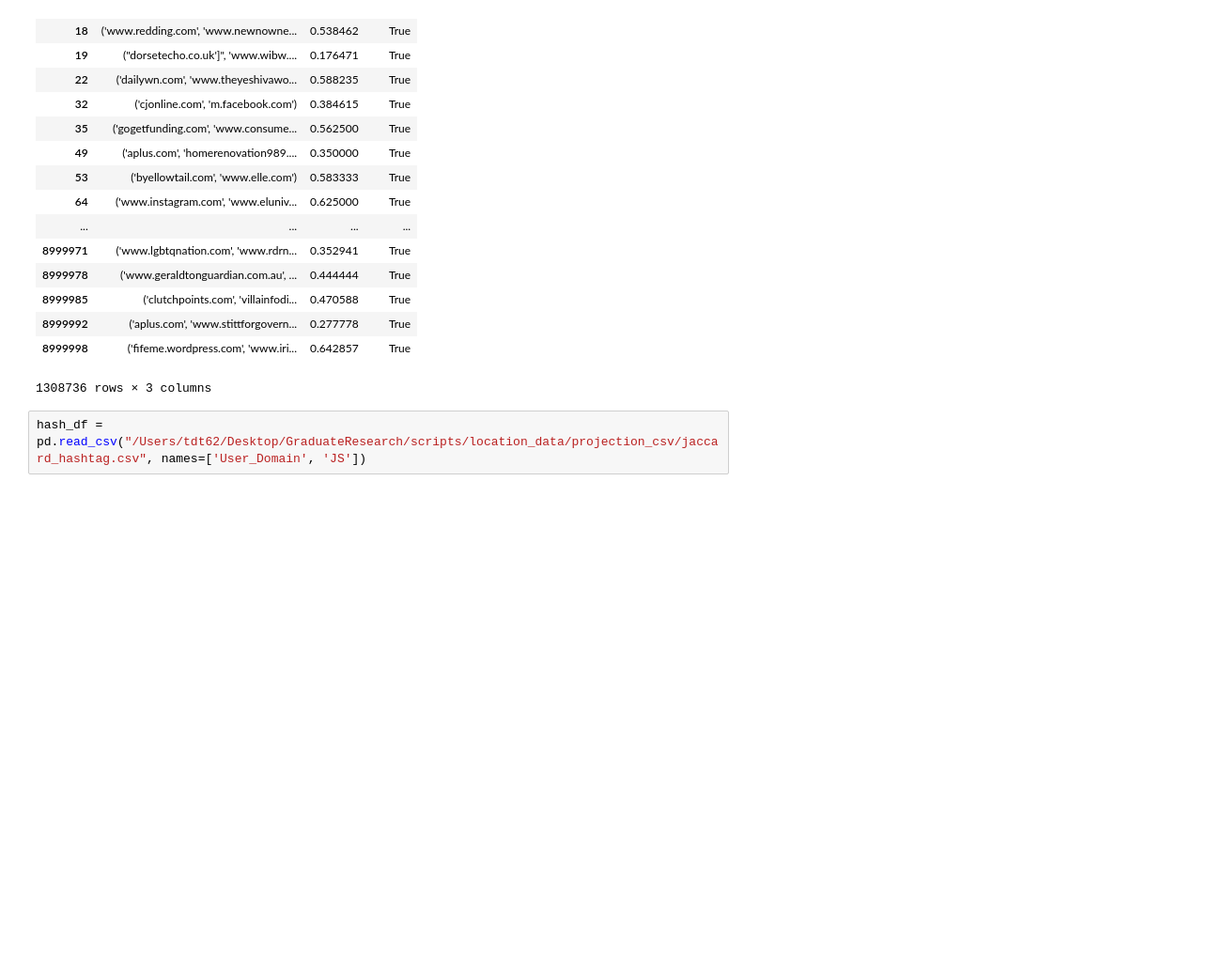
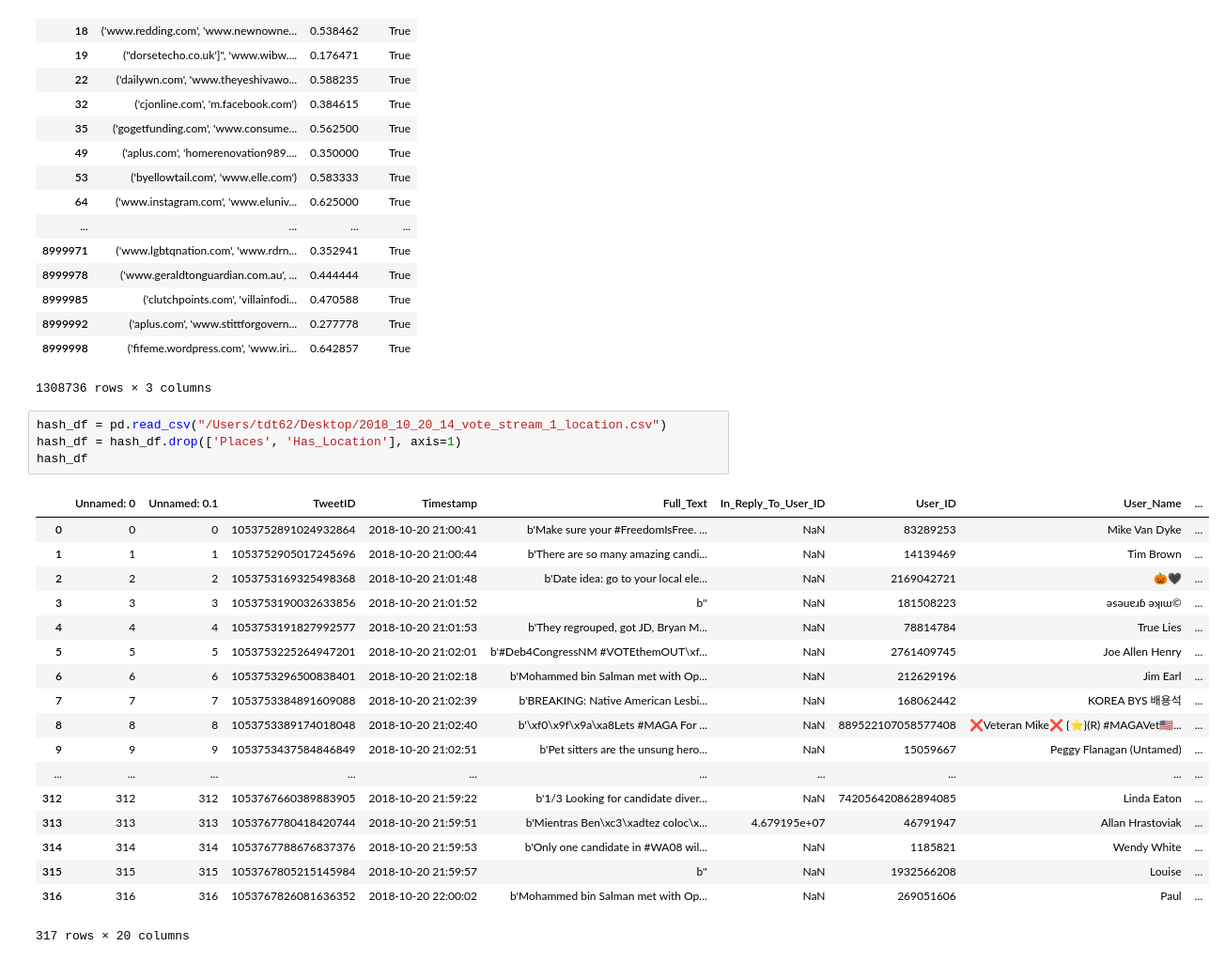
Before and after one commit to tthatcher95/GraduateResearch, a Jupyter notebook: notebooks/Locations.ipynb, the cells around one changed output. Shown at 94% size. Cells and saved outputs as stored; diff of their text form; blank space fills up the shorter version.

```diff
--- a/notebooks/Locations.ipynb
+++ b/notebooks/Locations.ipynb
@@ -168,4 +228,25 @@ new_df
 | 8999998 | ('fifeme.wordpress.com', 'www.iri... | 0.642857 | True |
 1308736 rows × 3 columns
 # %%
-hash_df = pd.read_csv("/Users/tdt62/Desktop/GraduateResearch/scripts/location_data/projection_csv/jaccard_hashtag.csv", names=['User_Domain', 'JS'])
+hash_df = pd.read_csv("/Users/tdt62/Desktop/2018_10_20_14_vote_stream_1_location.csv")
+hash_df = hash_df.drop(['Places', 'Has_Location'], axis=1)
+hash_df
+# %% [output]
+|  | Unnamed: 0 | Unnamed: 0.1 | TweetID | Timestamp | Full_Text | In_Reply_To_User_ID | User_ID | User_Name | ... |
+| 0 | 0 | 0 | 1053752891024932864 | 2018-10-20 21:00:41 | b'Make sure your #FreedomIsFree. ... | NaN | 83289253 | Mike Van Dyke | ... |
+| 1 | 1 | 1 | 1053752905017245696 | 2018-10-20 21:00:44 | b'There are so many amazing candi... | NaN | 14139469 | Tim Brown | ... |
+| 2 | 2 | 2 | 1053753169325498368 | 2018-10-20 21:01:48 | b'Date idea: go to your local ele... | NaN | 2169042721 | 🎃🖤 | ... |
+| 3 | 3 | 3 | 1053753190032633856 | 2018-10-20 21:01:52 | b'' | NaN | 181508223 | ǝsǝuɐɹɓ ǝʞıɯ© | ... |
+| 4 | 4 | 4 | 1053753191827992577 | 2018-10-20 21:01:53 | b'They regrouped, got JD, Bryan M... | NaN | 78814784 | True Lies | ... |
+| 5 | 5 | 5 | 1053753225264947201 | 2018-10-20 21:02:01 | b'#Deb4CongressNM #VOTEthemOUT\xf... | NaN | 2761409745 | Joe Allen Henry | ... |
+| 6 | 6 | 6 | 1053753296500838401 | 2018-10-20 21:02:18 | b'Mohammed bin Salman met with Op... | NaN | 212629196 | Jim Earl | ... |
+| 7 | 7 | 7 | 1053753384891609088 | 2018-10-20 21:02:39 | b'BREAKING: Native American Lesbi... | NaN | 168062442 | KOREA BYS 배용석 | ... |
+| 8 | 8 | 8 | 1053753389174018048 | 2018-10-20 21:02:40 | b'\xf0\x9f\x9a\xa8Lets #MAGA For ... | NaN | 889522107058577408 | ❌Veteran Mike❌ {⭐️}(R) #MAGAVet🇺🇸... | ... |
+| 9 | 9 | 9 | 1053753437584846849 | 2018-10-20 21:02:51 | b'Pet sitters are the unsung hero... | NaN | 15059667 | Peggy Flanagan (Untamed) | ... |
+| ... | ... | ... | ... | ... | ... | ... | ... | ... | ... |
+| 312 | 312 | 312 | 1053767660389883905 | 2018-10-20 21:59:22 | b'1/3 Looking for candidate diver... | NaN | 742056420862894085 | Linda Eaton | ... |
+| 313 | 313 | 313 | 1053767780418420744 | 2018-10-20 21:59:51 | b'Mientras Ben\xc3\xadtez coloc\x... | 4.679195e+07 | 46791947 | Allan Hrastoviak | ... |
+| 314 | 314 | 314 | 1053767788676837376 | 2018-10-20 21:59:53 | b'Only one candidate in #WA08 wil... | NaN | 1185821 | Wendy White | ... |
+| 315 | 315 | 315 | 1053767805215145984 | 2018-10-20 21:59:57 | b'' | NaN | 1932566208 | Louise | ... |
+| 316 | 316 | 316 | 1053767826081636352 | 2018-10-20 22:00:02 | b'Mohammed bin Salman met with Op... | NaN | 269051606 | Paul | ... |
+317 rows × 20 columns
```
Also changed, not shown: parts of 3 cells of this notebook, 6 other files.
